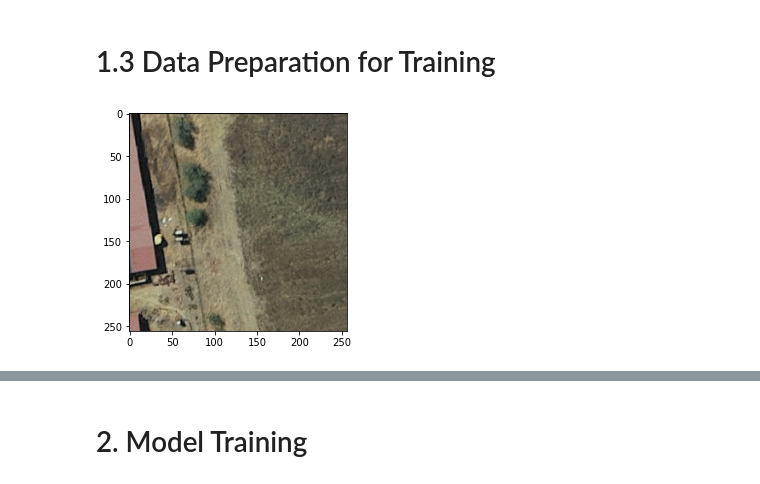
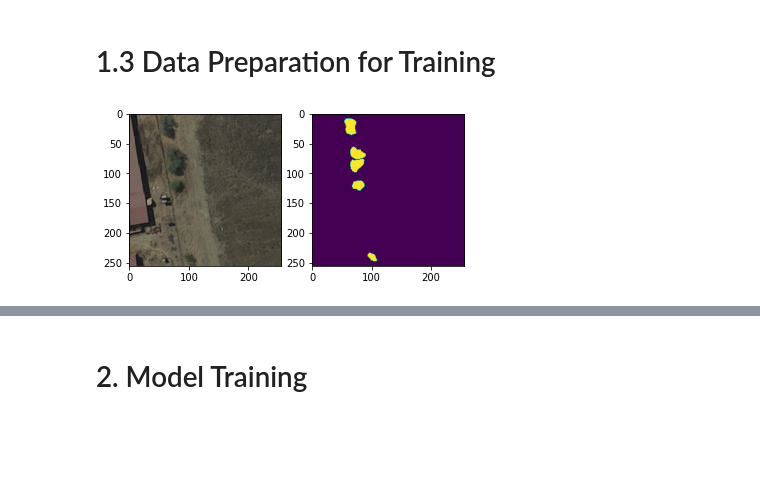
Before and after one commit to cluel01/SA_semantic_segmentation, a Jupyter notebook: 1_Model_Training.ipynb, the cells around one changed output, grey strips where cells are left out. Saved outputs shown, nothing was run; the diff lists cells and outputs as text; code cells hidden in the pictures; blank space fills up the shorter version.

```diff
--- a/1_Model_Training.ipynb
+++ b/1_Model_Training.ipynb
@@ -48,14 +49,30 @@ lr = 1e-5
 
 nworkers = 4
 pin_memory = True
+# %%
+device = torch.device('cuda' if torch.cuda.is_available() else 'cpu')
+
+save_dir = "saved_models"
+
+transform = seg_transforms.Compose([
+    seg_transforms.RandomHorizontalFlip(0.5),
+    seg_transforms.RandomVerticalFlip(0.5),
+    #seg_transforms.Normalize(mean=[0.5492, 0.5190, 0.4393],
+#                                          std=[0.1381, 0.1320, 0.1349]) #for padded
+    seg_transforms.ColorJitter(brightness=0.3,contrast=0.3)
+])
+
+test_transform = None
+#test_transform = seg_transforms.Normalize(mean=[0.5492, 0.5190, 0.4393],
+#                                          std=[0.1381, 0.1320, 0.1349])
 # %% [markdown]
 # 1.1 Data Collection
 # %%
 dataset = InMemorySatDataset(data_file_path=data_path,mask_path=label_path,
-                             overlap=overlap,patch_size=patch_size,padding=padding)
+                             overlap=overlap,patch_size=patch_size,padding=padding,transform=transform)
 # %% [markdown]
 # 1.3 Data Preparation for Training
 # %%
-dataset.get_img(0)
+dataset.show_tuple(0)
 # %% [output]
-[figure, old version]
+[figure, new version]
```
Also changed, not shown: parts of 9 cells of this notebook, 5 other files.
